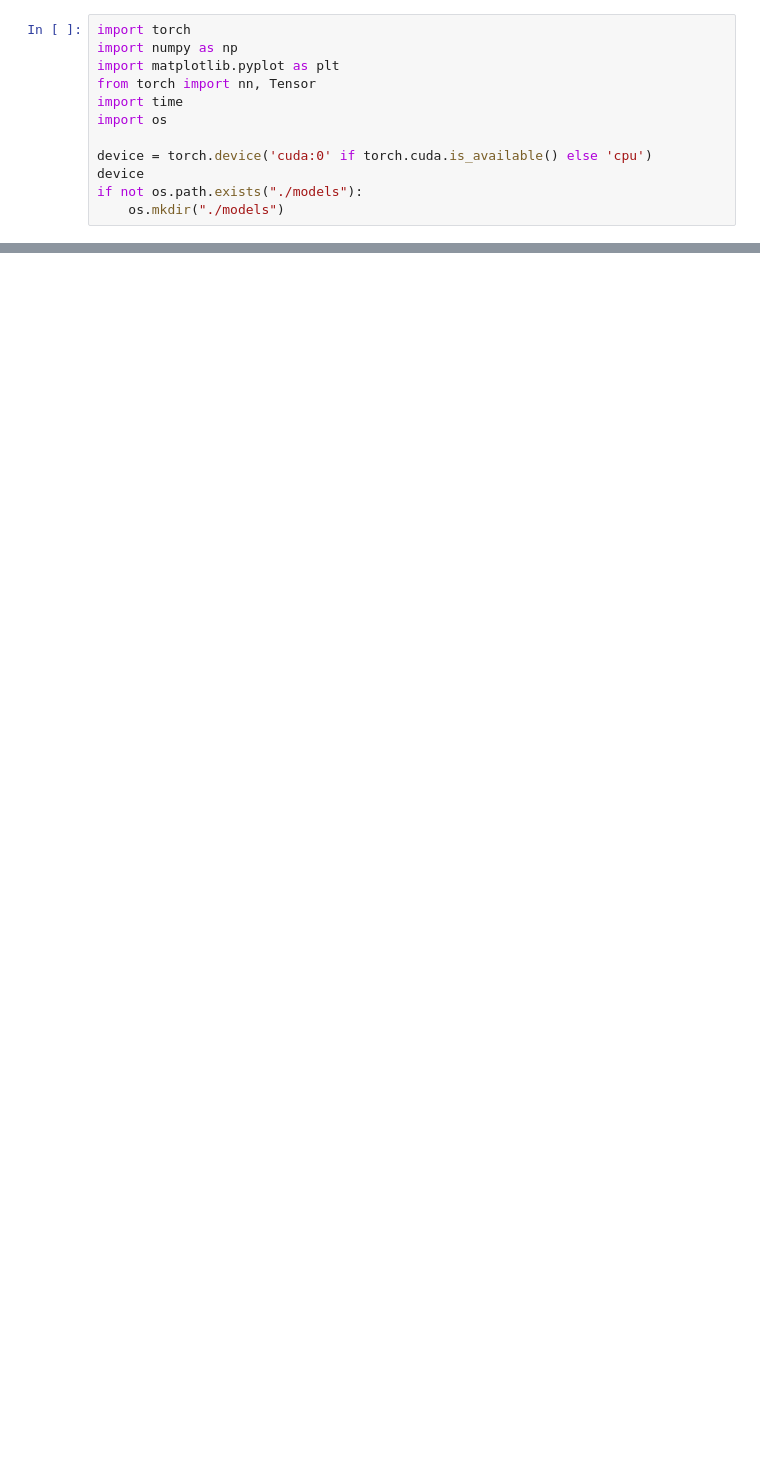
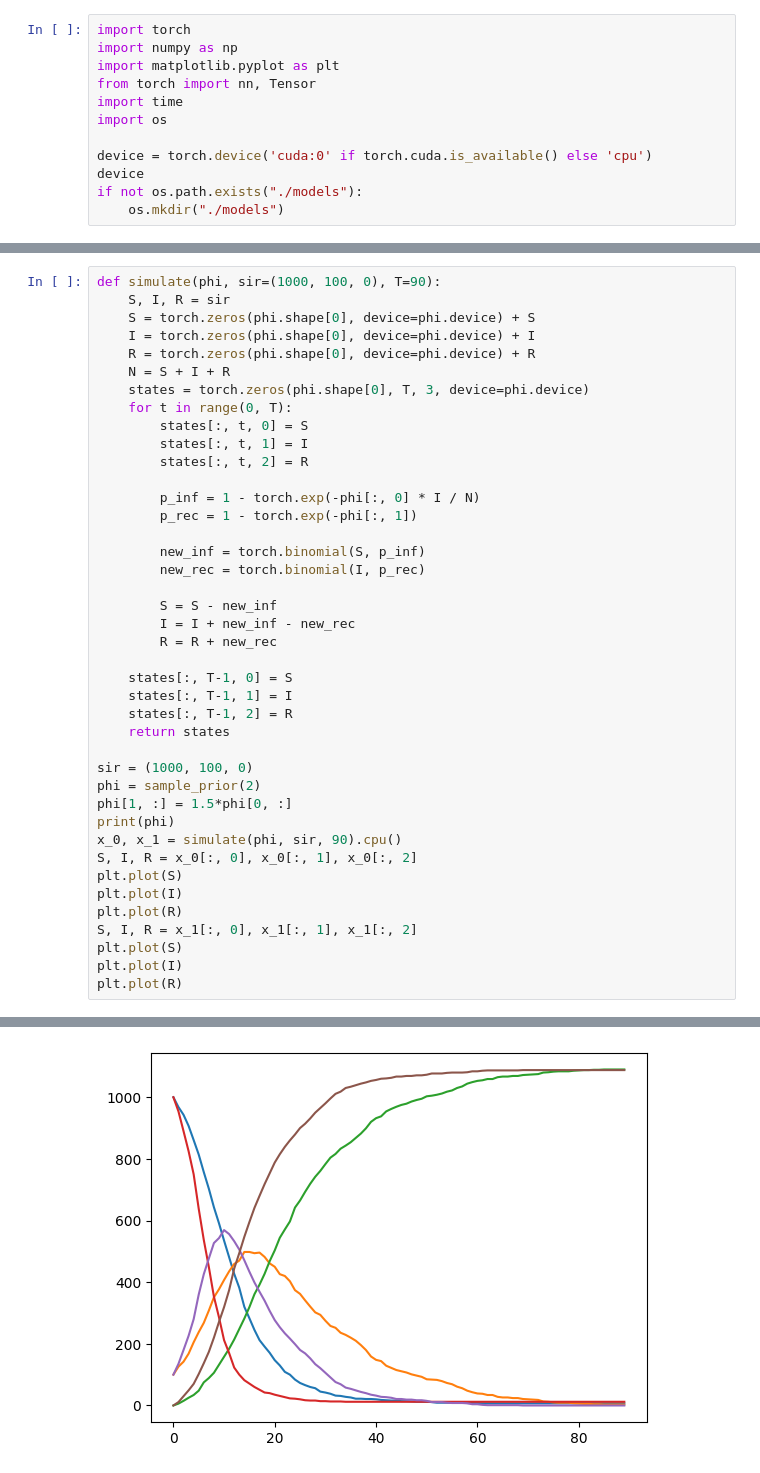
Before and after one commit to nidropakshin2/Amortized-learning, a Jupyter notebook: notebooks/SIR_flow.ipynb, the cells around one changed output, grey strips where cells are left out. Drawn from its saved outputs; the diff is of its cells as text; blank space fills up the shorter version.

```diff
--- a/notebooks/SIR_flow.ipynb
+++ b/notebooks/SIR_flow.ipynb
@@ -487,0 +64,42 @@ plt.scatter(torch.log(posterior[:, 0]), torch.log(posterior[:, 1]), s=1)
+# %%
+def simulate(phi, sir=(1000, 100, 0), T=90):
+    S, I, R = sir
+    S = torch.zeros(phi.shape[0], device=phi.device) + S
+    I = torch.zeros(phi.shape[0], device=phi.device) + I
+    R = torch.zeros(phi.shape[0], device=phi.device) + R
+    N = S + I + R
+    states = torch.zeros(phi.shape[0], T, 3, device=phi.device)
+    for t in range(0, T):
+        states[:, t, 0] = S
+        states[:, t, 1] = I
+        states[:, t, 2] = R
+
+        p_inf = 1 - torch.exp(-phi[:, 0] * I / N)
+        p_rec = 1 - torch.exp(-phi[:, 1])
+
+        new_inf = torch.binomial(S, p_inf)
+        new_rec = torch.binomial(I, p_rec)
+
+        S = S - new_inf
+        I = I + new_inf - new_rec
+        R = R + new_rec
+
+    states[:, T-1, 0] = S
+    states[:, T-1, 1] = I
+    states[:, T-1, 2] = R
+    return states
+
+sir = (1000, 100, 0)
+phi = sample_prior(2)
+phi[1, :] = 1.5*phi[0, :]
+print(phi)
+x_0, x_1 = simulate(phi, sir, 90).cpu()
+S, I, R = x_0[:, 0], x_0[:, 1], x_0[:, 2]
+plt.plot(S)
+plt.plot(I)
+plt.plot(R)
+S, I, R = x_1[:, 0], x_1[:, 1], x_1[:, 2]
+plt.plot(S)
+plt.plot(I)
+plt.plot(R)
+# %% [output]
@@ -487,0 +109 @@ plt.scatter(torch.log(posterior[:, 0]), torch.log(posterior[:, 1]), s=1)
+[figure, added]
```
Also changed, not shown: parts of 52 cells of this notebook.
